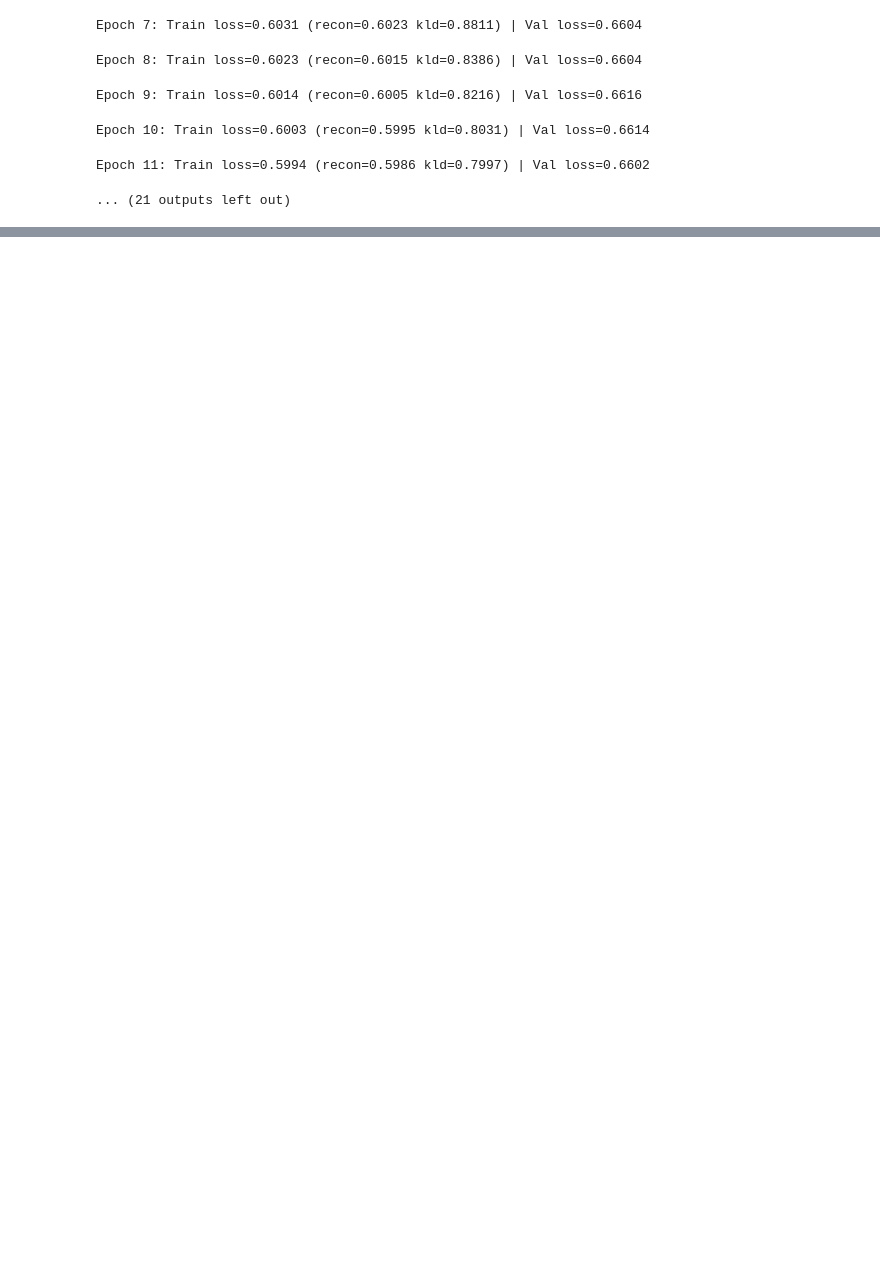
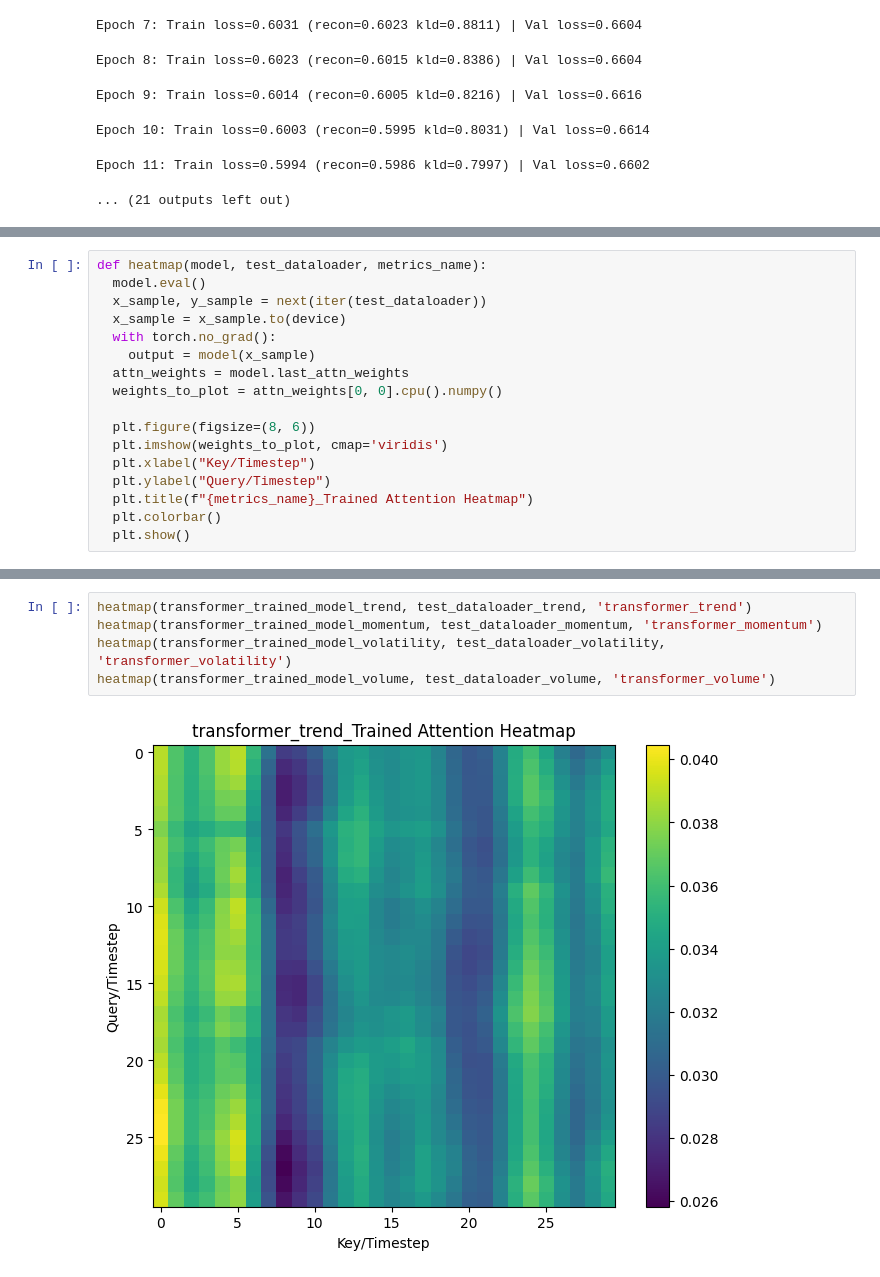
Before and after one commit to NiZhLi/ML-homework, a Jupyter notebook: 深度生成模型.ipynb, the cells around one changed output, grey strips where cells are left out. Cells and saved outputs as stored; diff of their text form; blank space fills up the shorter version.

```diff
--- a/深度生成模型.ipynb
+++ b/深度生成模型.ipynb
@@ -1798,0 +2741,17 @@ LSTM Epoch 30/30, Val Loss: 0.6864
+# %%
+def heatmap(model, test_dataloader, metrics_name):
+  model.eval()
+  x_sample, y_sample = next(iter(test_dataloader))
+  x_sample = x_sample.to(device)
+  with torch.no_grad():
+    output = model(x_sample)
+  attn_weights = model.last_attn_weights
+  weights_to_plot = attn_weights[0, 0].cpu().numpy()
+
+  plt.figure(figsize=(8, 6))
+  plt.imshow(weights_to_plot, cmap='viridis')
+  plt.xlabel("Key/Timestep")
+  plt.ylabel("Query/Timestep")
+  plt.title(f"{metrics_name}_Trained Attention Heatmap")
+  plt.colorbar()
+  plt.show()
@@ -1798,0 +2770,7 @@ LSTM Epoch 30/30, Val Loss: 0.6864
+# %%
+heatmap(transformer_trained_model_trend, test_dataloader_trend, 'transformer_trend')
+heatmap(transformer_trained_model_momentum, test_dataloader_momentum, 'transformer_momentum')
+heatmap(transformer_trained_model_volatility, test_dataloader_volatility, 'transformer_volatility')
+heatmap(transformer_trained_model_volume, test_dataloader_volume, 'transformer_volume')
+# %% [output]
+[figure, added]
```
Also changed, not shown: parts of 82 cells of this notebook.
